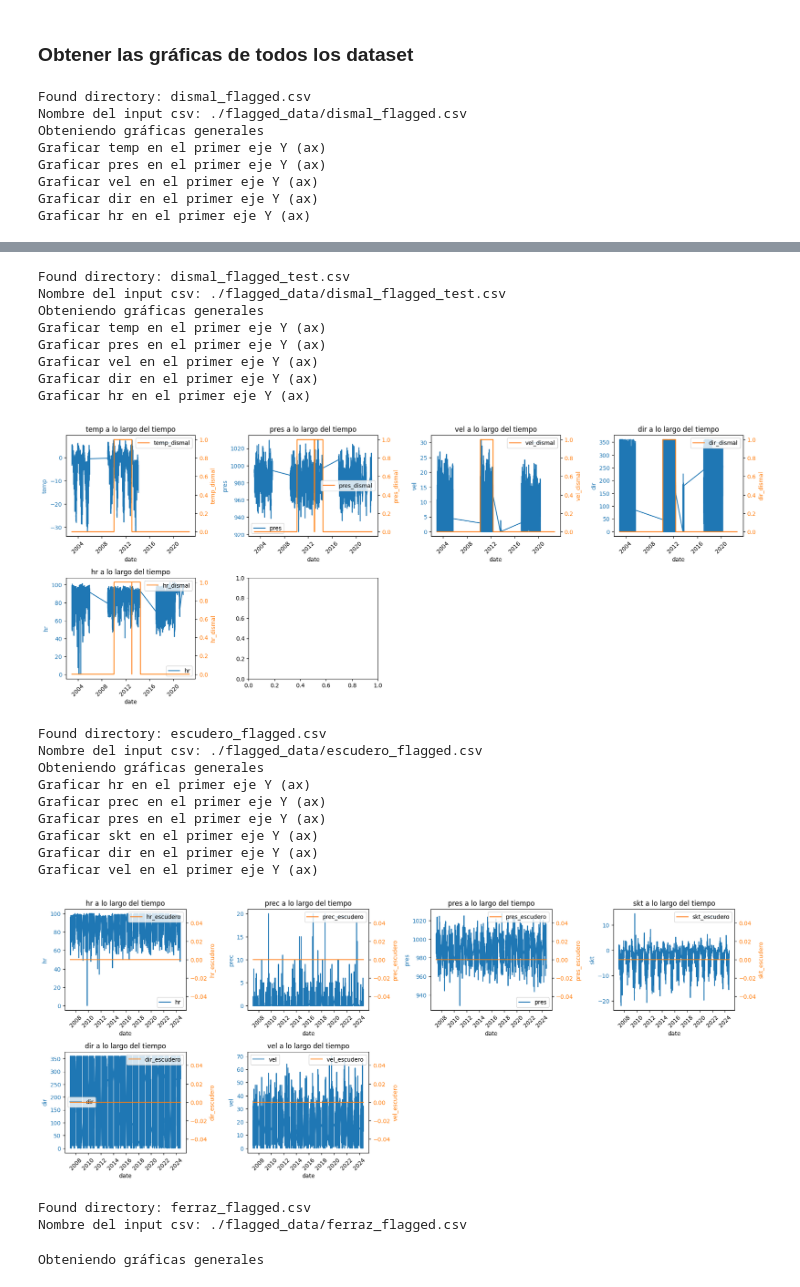
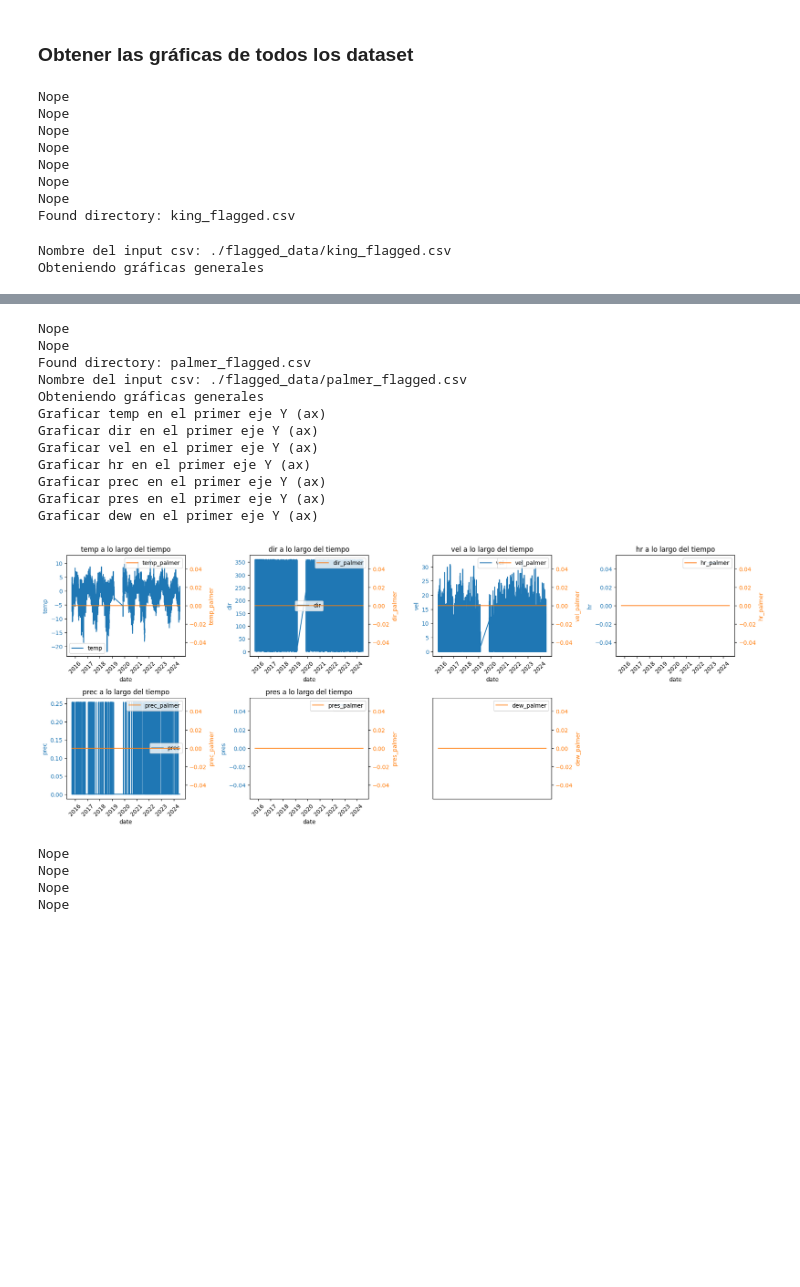
Before and after one commit to fjzamora93/AemetAntartida, a Jupyter notebook: 3.ventana_movil_loop.ipynb, the cells around one changed output, grey strips where cells are left out. Saved outputs shown, nothing was run; the diff lists cells and outputs as text; code cells hidden in the pictures; blank space fills up the shorter version.

```diff
--- a/3.ventana_movil_loop.ipynb
+++ b/3.ventana_movil_loop.ipynb
@@ -205,6 +205,10 @@ for dirpath, dirnames, filenames in os.walk(path):
         station = dirname.split('_')[1]
         input_path = f'{station}_clean.csv'
 
+        #SOLAMENTE PALMER Y KING
+        if "palmer" not in station and "king" not in station:
+            continue
+
         try:
             df = pd.read_csv(path + dirname + '/'  + input_path)
             df.head()
@@ -231,6 +261,9 @@ path = './flagged_data/'
 filenames = os.listdir(path)
 
 for filename in filenames:
+    if "palmer" not in filename and "king" not in filename:
+        print("Nope")
+        continue
     print(f'Found directory: {filename}')
     file_path = os.path.join(path, filename)
     station = filename.split('_')[0]
@@ -249,11 +282,13 @@ for filename in filenames:
         print(f'ERROR AL OBTENER LA GRÁFICA DE {station} ---> {e}')
         continue
 # %% [output]
-Found directory: dismal_flagged.csv
-Nombre del input csv: ./flagged_data/dismal_flagged.csv
-Obteniendo gráficas generales
-Graficar temp en el primer eje Y (ax)
-Graficar pres en el primer eje Y (ax)
-Graficar vel en el primer eje Y (ax)
-Graficar dir en el primer eje Y (ax)
-Graficar hr en el primer eje Y (ax)
+Nope
+Nope
+Nope
+Nope
+Nope
+Nope
+Nope
+Found directory: king_flagged.csv
+Nombre del input csv: ./flagged_data/king_flagged.csv
+Obteniendo gráficas generales
@@ -261,22 +296,17 @@ Graficar hr en el primer eje Y (ax)
-Found directory: dismal_flagged_test.csv
-Nombre del input csv: ./flagged_data/dismal_flagged_test.csv
-Obteniendo gráficas generales
-Graficar temp en el primer eje Y (ax)
-Graficar pres en el primer eje Y (ax)
-Graficar vel en el primer eje Y (ax)
-Graficar dir en el primer eje Y (ax)
-Graficar hr en el primer eje Y (ax)
+Nope
+Nope
+Found directory: palmer_flagged.csv
+Nombre del input csv: ./flagged_data/palmer_flagged.csv
+Obteniendo gráficas generales
+Graficar temp en el primer eje Y (ax)
+Graficar dir en el primer eje Y (ax)
+Graficar vel en el primer eje Y (ax)
+Graficar hr en el primer eje Y (ax)
+Graficar prec en el primer eje Y (ax)
+Graficar pres en el primer eje Y (ax)
+Graficar dew en el primer eje Y (ax)
-[figure, old version]
+[figure, new version]
-Found directory: escudero_flagged.csv
-Nombre del input csv: ./flagged_data/escudero_flagged.csv
-Obteniendo gráficas generales
-Graficar hr en el primer eje Y (ax)
-Graficar prec en el primer eje Y (ax)
-Graficar pres en el primer eje Y (ax)
-Graficar skt en el primer eje Y (ax)
-Graficar dir en el primer eje Y (ax)
-Graficar vel en el primer eje Y (ax)
-[figure, removed]
-Found directory: ferraz_flagged.csv
-Nombre del input csv: ./flagged_data/ferraz_flagged.csv
+Nope
+Nope
+Nope
+Nope
-Obteniendo gráficas generales
```
Also changed, not shown: parts of 2 cells of this notebook, 5 other files.
